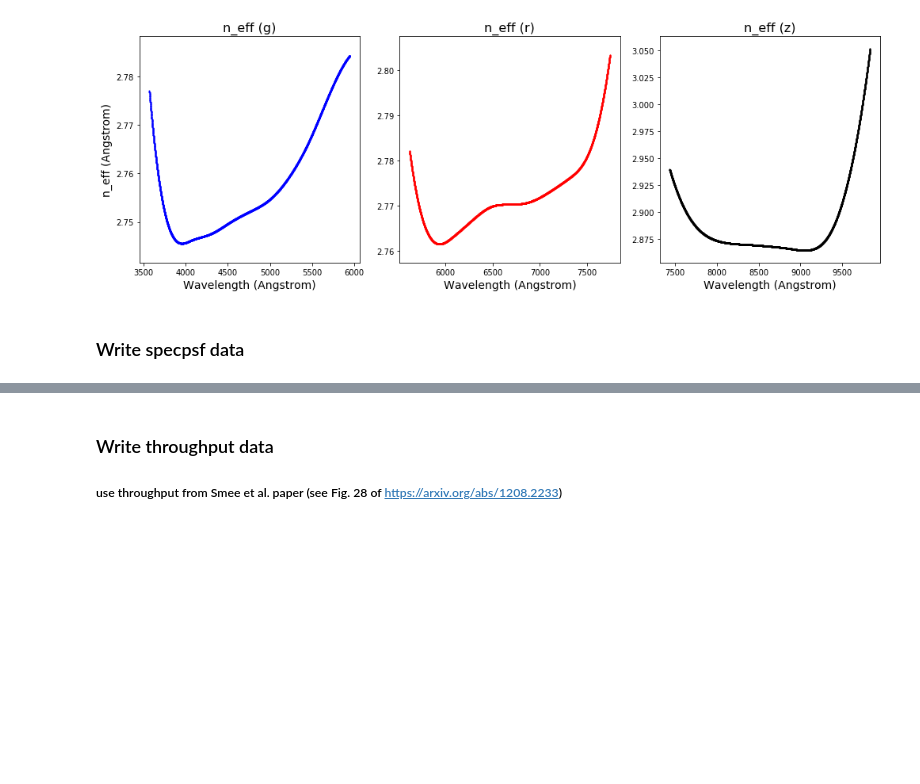
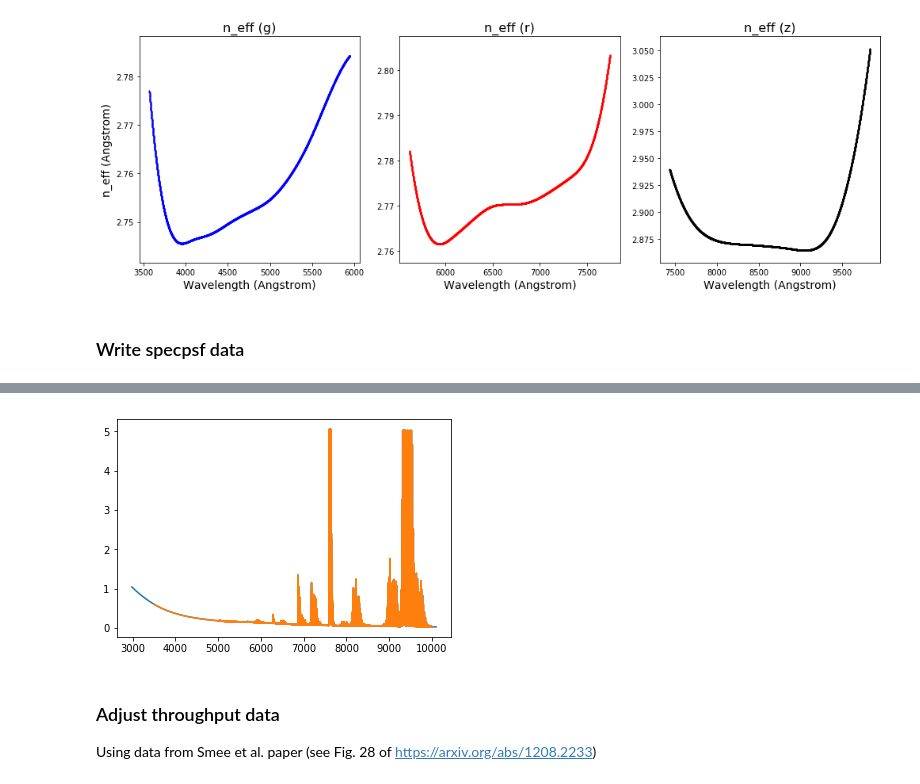
Before and after one commit to desihub/specsim, a Jupyter notebook: docs/nb/eBOSSConfigData.ipynb, the cells around one changed output, grey strips where cells are left out. Drawn from its saved outputs; the diff is of its cells as text; code cells hidden in the pictures; blank space fills up the shorter version.

```diff
--- a/docs/nb/eBOSSConfigData.ipynb
+++ b/docs/nb/eBOSSConfigData.ipynb
@@ -579,5 +581,4 @@ new_spec_sky_bright.write(base_path + 'spectra/eboss-spec-sky-bright.dat', forma
 # %%
 extinction = Table.read('/Users/belaabolfathi/Data/desimodel/0.4.2/data/spectra/ZenithExtinction-KPNO.dat', format='ascii')
-new_ext = adjust_interp(data=extinction, wlen_min=2980, wlen_max=10920, col1='WAVELENGTH', col2='EXTINCTION')
-
-new_ext.write(base_path + 'spectra/eboss-KPNO-extinction.dat', format='ascii', overwrite=True)
+eboss_extinction = fit_and_pad(extinction, 'WAVELENGTH', 'EXTINCTION', ni=[0,3000], fit_order=2)
+eboss_extinction.write(specsim_path + 'eboss-KPNO-extinction.dat', format='ascii', overwrite=True)
@@ -641,5 +585,11 @@ new_offset = eboss_offset.write(base_path + 'throughput/eboss_offset.ecsv', form
+# %%
+plt.plot(eboss_extinction['WAVELENGTH'], eboss_extinction['EXTINCTION'])
+plt.plot(extinction['WAVELENGTH'], extinction['EXTINCTION'])
+plt.show()
+# %% [output]
+[figure, added]
 # %% [markdown]
-### Write throughput data
+### Adjust throughput data
 
-##### use throughput from Smee et al. paper (see Fig. 28 of https://arxiv.org/abs/1208.2233)
+Using data from Smee et al. paper (see Fig. 28 of https://arxiv.org/abs/1208.2233)
 # %%
```
Also changed, not shown: parts of 56 cells of this notebook, 3 other files.
